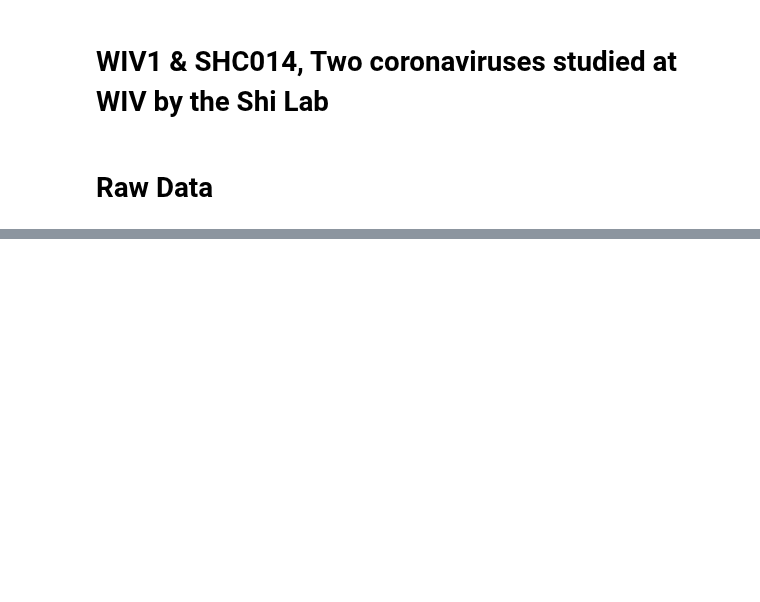
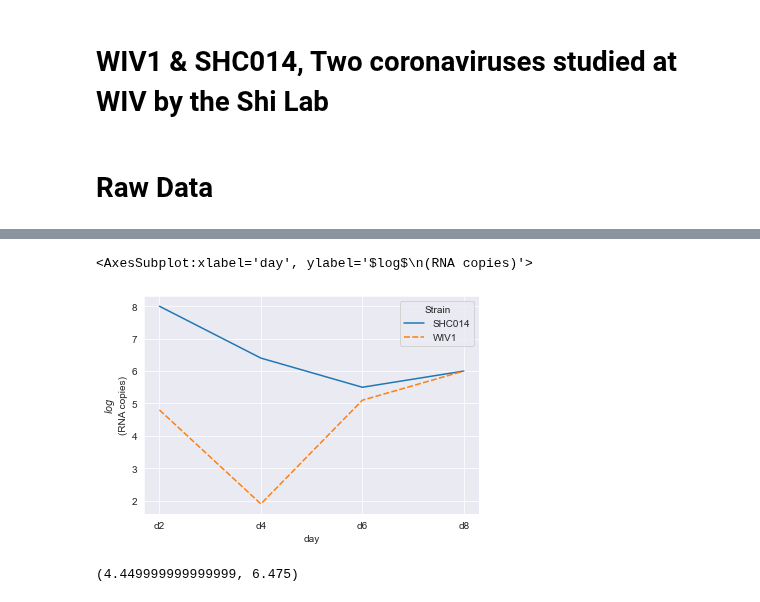
Before and after one commit to jsteinbecker/sars-cov-2, a Jupyter notebook: Data/Virology/Coronaviridae/WIV1 SHC014 Growth.ipynb, the cells around one changed output, grey strips where cells are left out. Drawn from its saved outputs; the diff is of its cells as text; code cells hidden in the pictures; blank space fills up the shorter version.

```diff
--- a/Data/Virology/Coronaviridae/WIV1 SHC014 Growth.ipynb
+++ b/Data/Virology/Coronaviridae/WIV1 SHC014 Growth.ipynb
@@ -3,5 +3,8 @@
 # %%
 import matplotlib.pyplot as plt
 import pandas as pd
+import seaborn as sns
+
+sns.set_style('darkgrid')
 # %% [markdown]
 # Raw Data
@@ -33,0 +11,9 @@ plt.show()
+# %%
+df = pd.read_csv("/Users/joshsteinbecker/jts_project/Data/Virology/Coronaviridae/SHC014-WIV1_GrowthData.csv")
+df = df.dropna()
+df['day'] = ["d" + str(int(df.Day[i])) for i in range(len(df))]
+df = df.set_index(['Strain','day'])
+df = df.unstack(-2)
+del df['Day']
+df.columns = df.columns.get_level_values(1)
+df
@@ -33,0 +27,10 @@ plt.show()
+# %%
+plt.ylabel('$log$\n(RNA copies)')
+sns.pl(data=df)
+# %% [output]
+<AxesSubplot:xlabel='day', ylabel='$log$\n(RNA copies)'>
+[figure, added]
+# %%
+df.WIV1.mean(), df.SHC014.mean()
+# %% [output]
+(4.449999999999999, 6.475)
```
Also changed, not shown: parts of 4 cells of this notebook, 11 other files.
